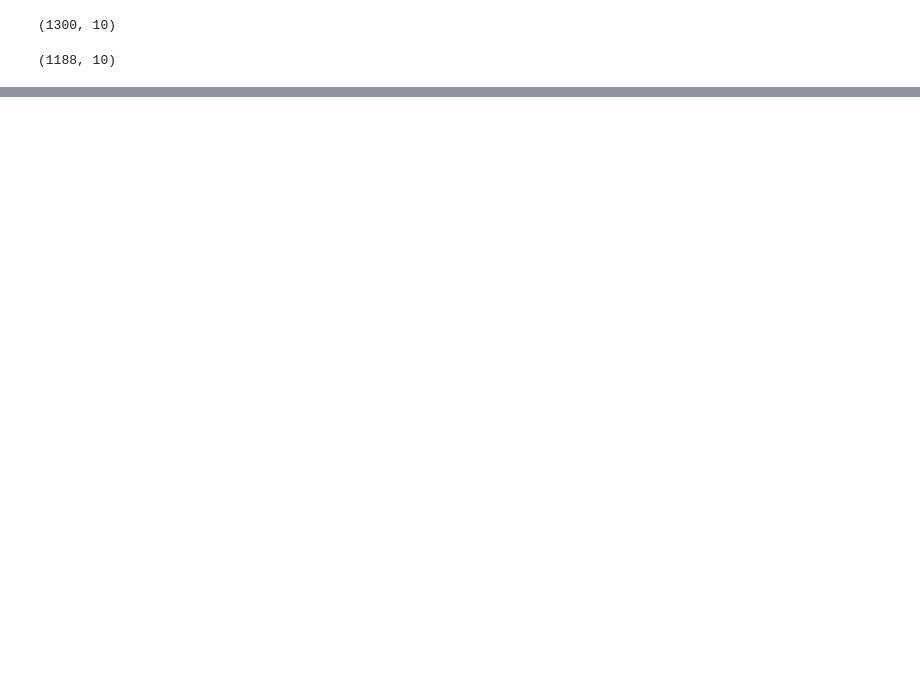
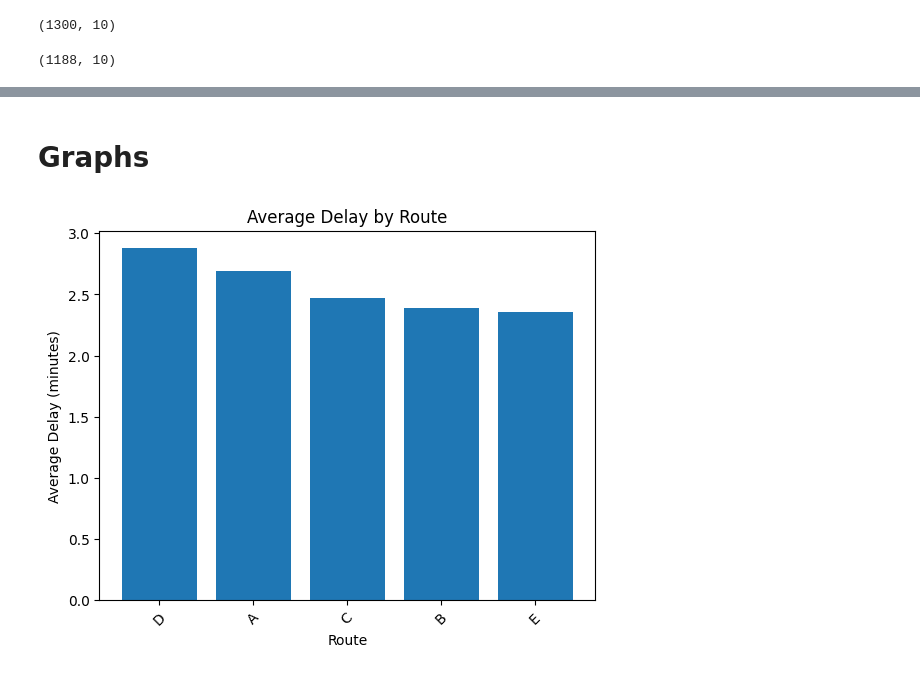
Before and after one commit to Small-Waffle/dataChallenge, a Jupyter notebook: datachallenge.ipynb, the cells around one changed output, grey strips where cells are left out. Cells and saved outputs as stored; diff of their text form; code cells hidden in the pictures; blank space fills up the shorter version.

```diff
--- a/datachallenge.ipynb
+++ b/datachallenge.ipynb
@@ -254,5 +260,5 @@ dfClean.shape
 #Create new variable holding final data.
 dfFixed = dfClean
 dfFixed['date'] = pd.to_datetime(dfFixed['date']) #using pandas .to_datetime() to convert entire column into datetime object
-dfFixed.info()
+dfFixed['route'] = dfFixed['route'].str.replace("Route ","") #remove Route with its route letter
 # %% [output]
@@ -285,0 +414,19 @@ dfFixed.shape
+# %%
+dfFixed["on_time"] = (dfFixed["delay_minutes"] == 0).astype(int)
+q5_reliability = dfFixed.groupby("vehicle_type").agg(
+    trips=("delay_minutes", "count"),
+    avg_delay=("delay_minutes", "mean"),
+    median_delay=("delay_minutes", "median"),
+    on_time_rate=("on_time", "mean"),  # this is a proportion (0 to 1)
+).sort_values(by="avg_delay")
+
+q5_reliability["on_time_rate"] = q5_reliability["on_time_rate"] * 100
+
+best_vehicle = q5_reliability.index[0]
+best_vehicle_avg_delay = q5_reliability.iloc[0]["avg_delay"]
+best_vehicle_on_time = q5_reliability.iloc[0]["on_time_rate"]
+
+print(q5_reliability.round(2))
+
+print(f"\n Most reliable vehicle type = '{best_vehicle}' "
+      f"(avg delay {best_vehicle_avg_delay:.2f} min, on-time {best_vehicle_on_time:.2f}%).")
@@ -285,0 +615,19 @@ dfFixed.shape
+# %% [markdown]
+# Graphs
+# %%
+q1_avg_delay_by_route = dfFixed.groupby("route")["delay_minutes"].mean().sort_values(ascending=False)
+
+plt.figure()
+
+plt.bar(q1_avg_delay_by_route.index,
+        q1_avg_delay_by_route.values)
+
+plt.xlabel("Route")
+plt.ylabel("Average Delay (minutes)")
+plt.title("Average Delay by Route")
+
+plt.xticks(rotation=45)
+
+plt.show()
+# %% [output]
+[figure, added]
```
Also changed, not shown: parts of 29 cells of this notebook.
